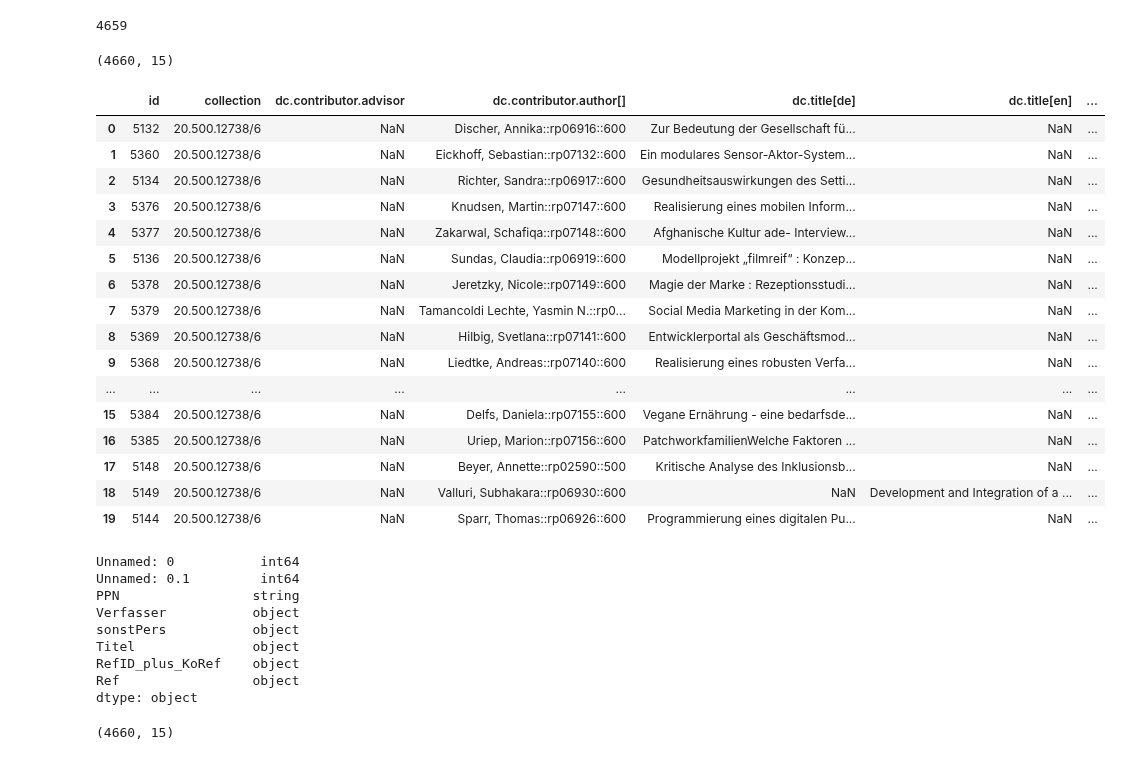
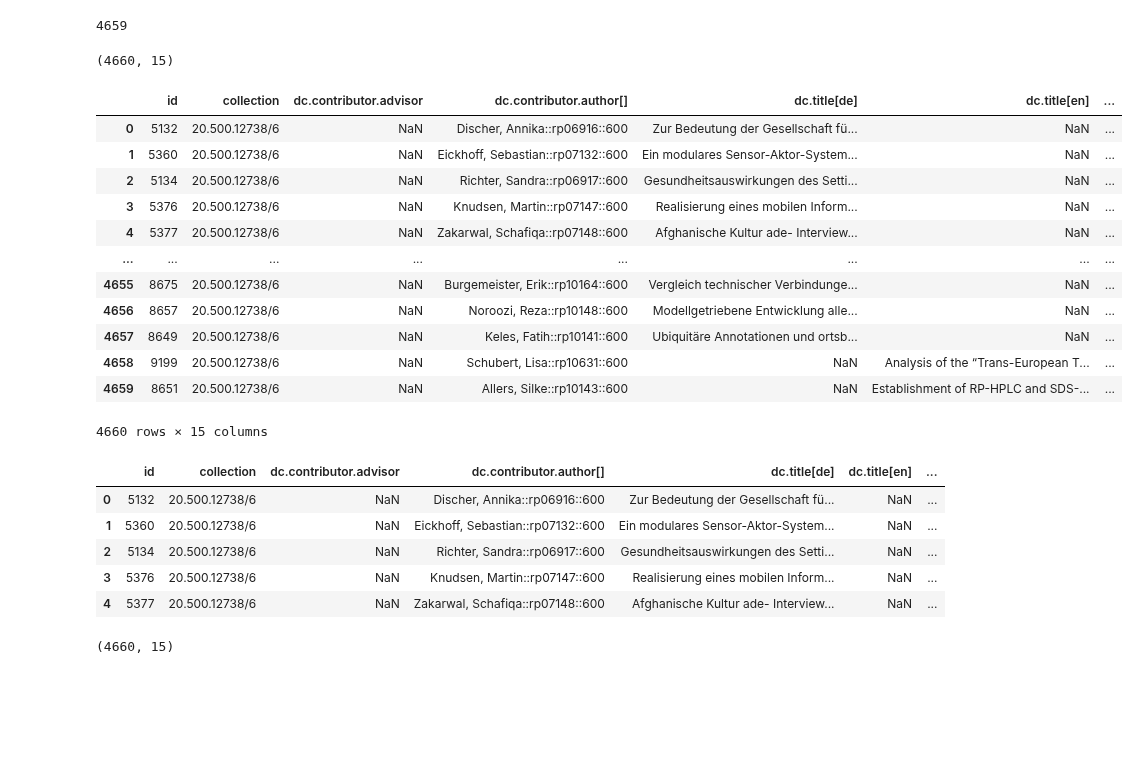
Before and after one commit to Daniela-Mayer/2020-11-30-Data_Librarian_Daniela_Mayer, a Jupyter notebook: Modul_6/notebooks/Abschlussprojekt fünfter Versuch - Kopie dritter Versuch mit neuer CBS-Datei.ipynb, the cells around one changed output. Saved outputs shown, nothing was run; the diff lists cells and outputs as text; code cells hidden in the pictures; blank space fills up the shorter version.

```diff
--- a/Modul_6/notebooks/Abschlussprojekt fünfter Versuch - Kopie dritter Versuch mit neuer CBS-Datei.ipynb
+++ b/Modul_6/notebooks/Abschlussprojekt fünfter Versuch - Kopie dritter Versuch mit neuer CBS-Datei.ipynb
@@ -303,8 +303,23 @@ len(set_2.intersection(set_1))
 # %%
 #Sind die Werte der PPN-Spalte damit schon in Strings umgewandelt? Nochmal Mergen:
 Merge2 = dfRepo.merge(dfCBS, on='PPN', how='inner')
-# %%
-Merge2.shape
-#Von 2073 Datensätzen der Datei dfCBS wurden 2023 gemergt!
-# %% [output]
-(4660, 15)
+# %%
+Merge2.shape
+# %% [output]
+(4660, 15)
+# %%
+Merge2
+# %% [output]
+|  | id | collection | dc.contributor.advisor | dc.contributor.author[] | dc.title[de] | dc.title[en] | ... |
+| 0 | 5132 | 20.500.12738/6 | NaN | Discher, Annika::rp06916::600 | Zur Bedeutung der Gesellschaft fü... | NaN | ... |
+| 1 | 5360 | 20.500.12738/6 | NaN | Eickhoff, Sebastian::rp07132::600 | Ein modulares Sensor-Aktor-System... | NaN | ... |
+| 2 | 5134 | 20.500.12738/6 | NaN | Richter, Sandra::rp06917::600 | Gesundheitsauswirkungen des Setti... | NaN | ... |
+| 3 | 5376 | 20.500.12738/6 | NaN | Knudsen, Martin::rp07147::600 | Realisierung eines mobilen Inform... | NaN | ... |
+| 4 | 5377 | 20.500.12738/6 | NaN | Zakarwal, Schafiqa::rp07148::600 | Afghanische Kultur ade- Interview... | NaN | ... |
+| ... | ... | ... | ... | ... | ... | ... | ... |
+| 4655 | 8675 | 20.500.12738/6 | NaN | Burgemeister, Erik::rp10164::600 | Vergleich technischer Verbindunge... | NaN | ... |
+| 4656 | 8657 | 20.500.12738/6 | NaN | Noroozi, Reza::rp10148::600 | Modellgetriebene Entwicklung alle... | NaN | ... |
+| 4657 | 8649 | 20.500.12738/6 | NaN | Keles, Fatih::rp10141::600 | Ubiquitäre Annotationen und ortsb... | NaN | ... |
+| 4658 | 9199 | 20.500.12738/6 | NaN | Schubert, Lisa::rp10631::600 | NaN | Analysis of the “Trans-European T... | ... |
+| 4659 | 8651 | 20.500.12738/6 | NaN | Allers, Silke::rp10143::600 | NaN | Establishment of RP-HPLC and SDS-... | ... |
+4660 rows × 15 columns
@@ -311,5 +328,5 @@ Merge2.shape
 # %%
-Merge2.head(20)
+Merge2.head(5)
 # %% [output]
 |  | id | collection | dc.contributor.advisor | dc.contributor.author[] | dc.title[de] | dc.title[en] | ... |
 | 0 | 5132 | 20.500.12738/6 | NaN | Discher, Annika::rp06916::600 | Zur Bedeutung der Gesellschaft fü... | NaN | ... |
@@ -317,26 +334,3 @@ Merge2.head(20)
 | 2 | 5134 | 20.500.12738/6 | NaN | Richter, Sandra::rp06917::600 | Gesundheitsauswirkungen des Setti... | NaN | ... |
 | 3 | 5376 | 20.500.12738/6 | NaN | Knudsen, Martin::rp07147::600 | Realisierung eines mobilen Inform... | NaN | ... |
 | 4 | 5377 | 20.500.12738/6 | NaN | Zakarwal, Schafiqa::rp07148::600 | Afghanische Kultur ade- Interview... | NaN | ... |
-| 5 | 5136 | 20.500.12738/6 | NaN | Sundas, Claudia::rp06919::600 | Modellprojekt „filmreif“ : Konzep... | NaN | ... |
-| 6 | 5378 | 20.500.12738/6 | NaN | Jeretzky, Nicole::rp07149::600 | Magie der Marke : Rezeptionsstudi... | NaN | ... |
-| 7 | 5379 | 20.500.12738/6 | NaN | Tamancoldi Lechte, Yasmin N.::rp0... | Social Media Marketing in der Kom... | NaN | ... |
-| 8 | 5369 | 20.500.12738/6 | NaN | Hilbig, Svetlana::rp07141::600 | Entwicklerportal als Geschäftsmod... | NaN | ... |
-| 9 | 5368 | 20.500.12738/6 | NaN | Liedtke, Andreas::rp07140::600 | Realisierung eines robusten Verfa... | NaN | ... |
-| ... | ... | ... | ... | ... | ... | ... | ... |
-| 15 | 5384 | 20.500.12738/6 | NaN | Delfs, Daniela::rp07155::600 | Vegane Ernährung - eine bedarfsde... | NaN | ... |
-| 16 | 5385 | 20.500.12738/6 | NaN | Uriep, Marion::rp07156::600 | PatchworkfamilienWelche Faktoren ... | NaN | ... |
-| 17 | 5148 | 20.500.12738/6 | NaN | Beyer, Annette::rp02590::500 | Kritische Analyse des Inklusionsb... | NaN | ... |
-| 18 | 5149 | 20.500.12738/6 | NaN | Valluri, Subhakara::rp06930::600 | NaN | Development and Integration of a ... | ... |
-| 19 | 5144 | 20.500.12738/6 | NaN | Sparr, Thomas::rp06926::600 | Programmierung eines digitalen Pu... | NaN | ... |
-# %%
-dfCBS.dtypes
-# %% [output]
-Unnamed: 0           int64
-Unnamed: 0.1         int64
-PPN                 string
-Verfasser           object
-sonstPers           object
-Titel               object
-RefID_plus_KoRef    object
-Ref                 object
-dtype: object
```
Also changed, not shown: parts of 2 cells of this notebook, 1 other file.
